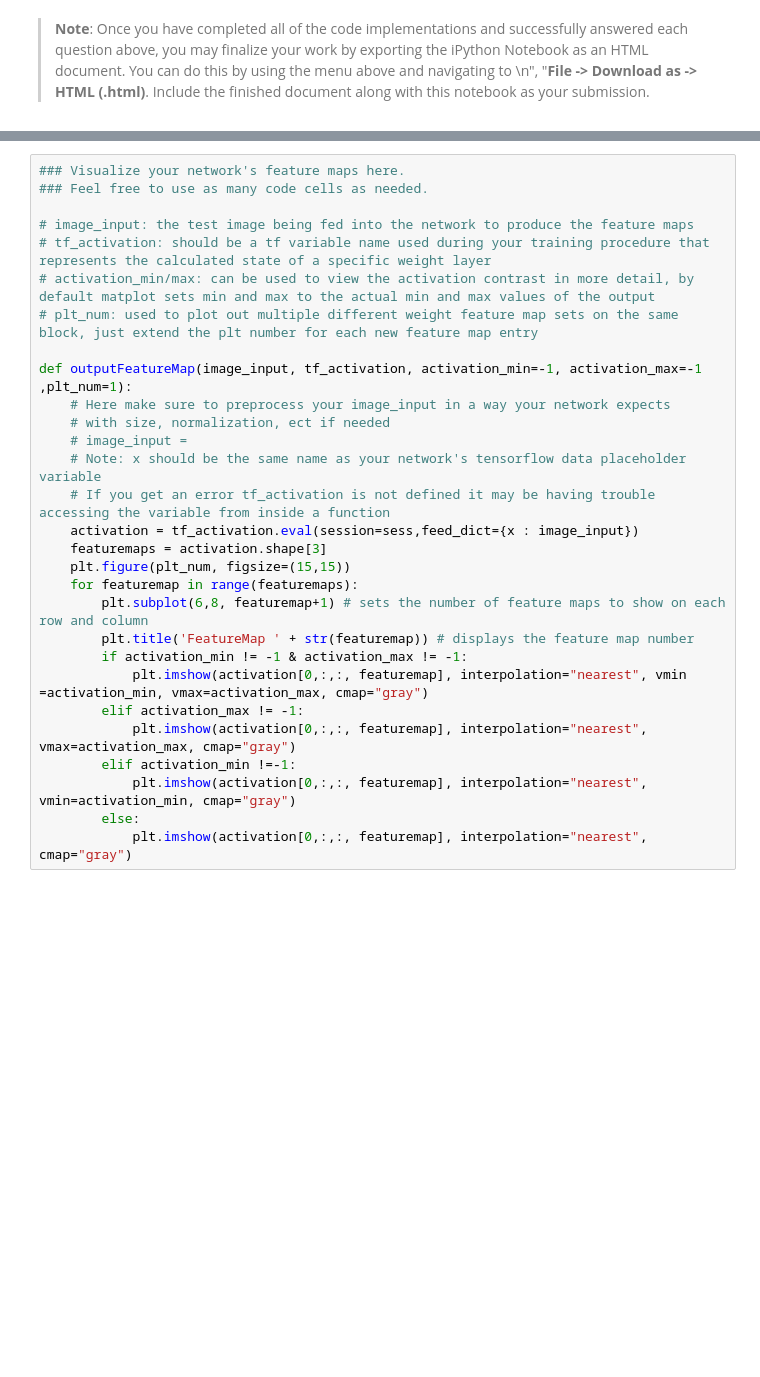
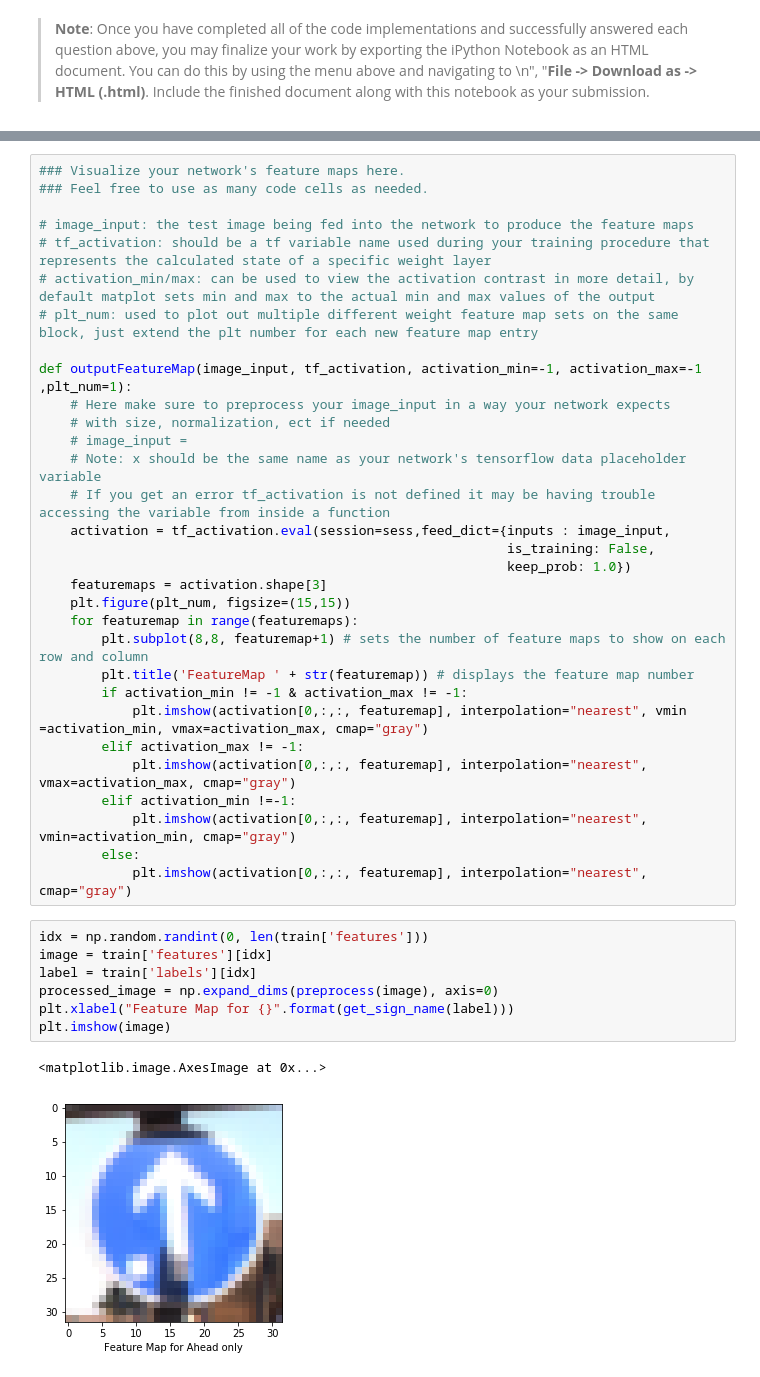
Before and after one commit to timothyta12/CarND-Traffic-Sign-Classifier-Project, a Jupyter notebook: Traffic_Sign_Classifier.ipynb, the cells around one changed output, grey strips where cells are left out. Drawn from its saved outputs; the diff is of its cells as text; blank space fills up the shorter version.

Commit message:
Visualize Internal State

```diff
--- a/Traffic_Sign_Classifier.ipynb
+++ b/Traffic_Sign_Classifier.ipynb
@@ -548,11 +562,13 @@ def outputFeatureMap(image_input, tf_activation, activation_min=-1, activation_m
     # image_input =
     # Note: x should be the same name as your network's tensorflow data placeholder variable
     # If you get an error tf_activation is not defined it may be having trouble accessing the variable from inside a function
-    activation = tf_activation.eval(session=sess,feed_dict={x : image_input})
+    activation = tf_activation.eval(session=sess,feed_dict={inputs : image_input,
+                                                            is_training: False,
+                                                            keep_prob: 1.0})
     featuremaps = activation.shape[3]
     plt.figure(plt_num, figsize=(15,15))
     for featuremap in range(featuremaps):
-        plt.subplot(6,8, featuremap+1) # sets the number of feature maps to show on each row and column
+        plt.subplot(8,8, featuremap+1) # sets the number of feature maps to show on each row and column
         plt.title('FeatureMap ' + str(featuremap)) # displays the feature map number
         if activation_min != -1 & activation_max != -1:
             plt.imshow(activation[0,:,:, featuremap], interpolation="nearest", vmin =activation_min, vmax=activation_max, cmap="gray")
@@ -562,3 +578,13 @@ def outputFeatureMap(image_input, tf_activation, activation_min=-1, activation_m
             plt.imshow(activation[0,:,:, featuremap], interpolation="nearest", vmin=activation_min, cmap="gray")
         else:
             plt.imshow(activation[0,:,:, featuremap], interpolation="nearest", cmap="gray")
+# %%
+idx = np.random.randint(0, len(train['features']))
+image = train['features'][idx]
+label = train['labels'][idx]
+processed_image = np.expand_dims(preprocess(image), axis=0)
+plt.xlabel("Feature Map for {}".format(get_sign_name(label)))
+plt.imshow(image)
+# %% [output]
+<matplotlib.image.AxesImage at 0x...>
+[figure, added]
```
Also changed, not shown: parts of 9 cells of this notebook.
